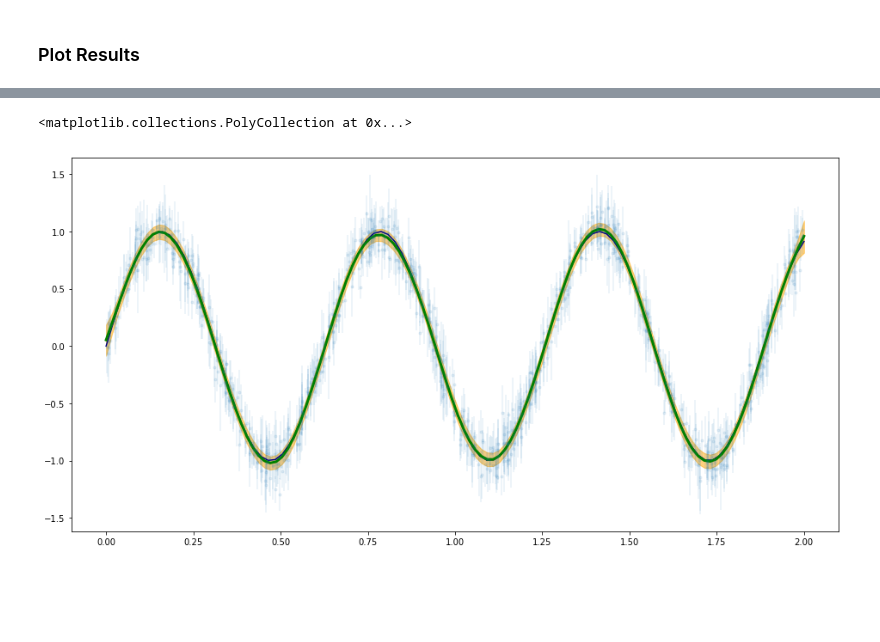
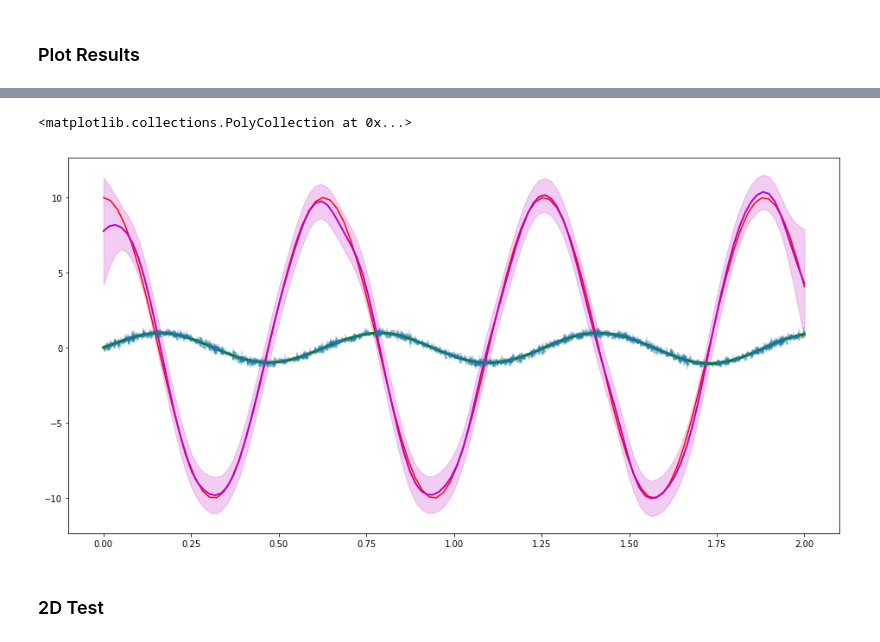
Before and after one commit to hsilver/gpr_examples, a Jupyter notebook: HS_GPyTorch_Intro.ipynb, the cells around one changed output, grey strips where cells are left out. Saved outputs shown, nothing was run; the diff lists cells and outputs as text; code cells hidden in the pictures; blank space fills up the shorter version.

Commit message:
Working 1D 2D Matern 5/2 kernel

```diff
--- a/HS_GPyTorch_Intro.ipynb
+++ b/HS_GPyTorch_Intro.ipynb
@@ -65,7 +50,9 @@ class ExactGPModel(gpytorch.models.ExactGP):
     def __init__(self, train_x, train_y, likelihood):
         super(ExactGPModel, self).__init__(train_x, train_y, likelihood)
         self.mean_module = gpytorch.means.ZeroMean()
-        self.covar_module = ScaleKernel(MaternKernel(nu=2.5))#
+        self.covar_module = ScaleKernel(ProductKernel(MaternKernel(nu=2.5,
+                            active_dims=torch.tensor([0]))))#
+        #Needs the Product Kernel so the kernels get indices
         #self.covar_module = MaternKernel(nu=2.5)#
 
     def forward(self, x):
@@ -275,3 +273,5 @@ torch.Size([1000, 120])
 # %%
 #Test points
 Xtest = torch.linspace(0,2,120)
+# %%
+fstar_test, mean_dfdx, covar_dfdx = dfdx_calc_Matern52(model, Xtest)
@@ -285,17 +292,28 @@ ftest_samples = ftest.sample(sample_shape=torch.Size([1]))
 # %%
 ## plot
 plt.figure(figsize=(16, 8))
 plt.plot(Xexact.numpy(),Yexact.numpy(),color='navy')
-plt.errorbar(Xdata.numpy(), Ydata.numpy(), yerr=sigdata.numpy(),fmt='.',alpha=0.1)
+plt.errorbar(Xdata.numpy(), Ydata.numpy(), yerr=sigdata.numpy(),fmt='.',alpha=0.3)
 plt.plot(Xtest.numpy(), ftest.mean.numpy(), lw=2, color='orange')
+
+plt.plot(Xexact.numpy(),dYdXexact.numpy(),color='red')
+plt.plot(Xtest.numpy(), mean_dfdx.detach().numpy().reshape(-1), lw=2, color='m')
+plt.fill_between(Xtest.numpy(),
+                 mean_dfdx.detach().numpy().reshape(-1) - 1.96 * np.sqrt(covar_dfdx.detach().numpy().reshape(-1)),
+                 mean_dfdx.detach().numpy().reshape(-1) + 1.96 * np.sqrt(covar_dfdx.detach().numpy().reshape(-1)),
+                 color='m', alpha=0.2)
+
+
 # [plt.plot(Xtest.numpy(), ftest_sample.numpy(), lw=2, color='m')\
 #  for ftest_sample in ftest_samples]
 plt.plot(Xtest.numpy(), fstar_test.detach().numpy().reshape(-1), lw=3, color='green')
 
-plt.fill_between(Xtest,
+plt.fill_between(Xtest.numpy(),
                  ftest.mean.numpy() - 1.96 * np.sqrt(ftest.variance.detach().numpy()),
                  ftest.mean.numpy() + 1.96 * np.sqrt(ftest.variance.detach().numpy()),
                  color='orange', alpha=0.5)
 # %% [output]
 <matplotlib.collections.PolyCollection at 0x...>
-[figure, old version]
+[figure, new version]
+# %% [markdown]
+### 2D Test
```
Also changed, not shown: parts of 30 cells of this notebook, 1 other file.
